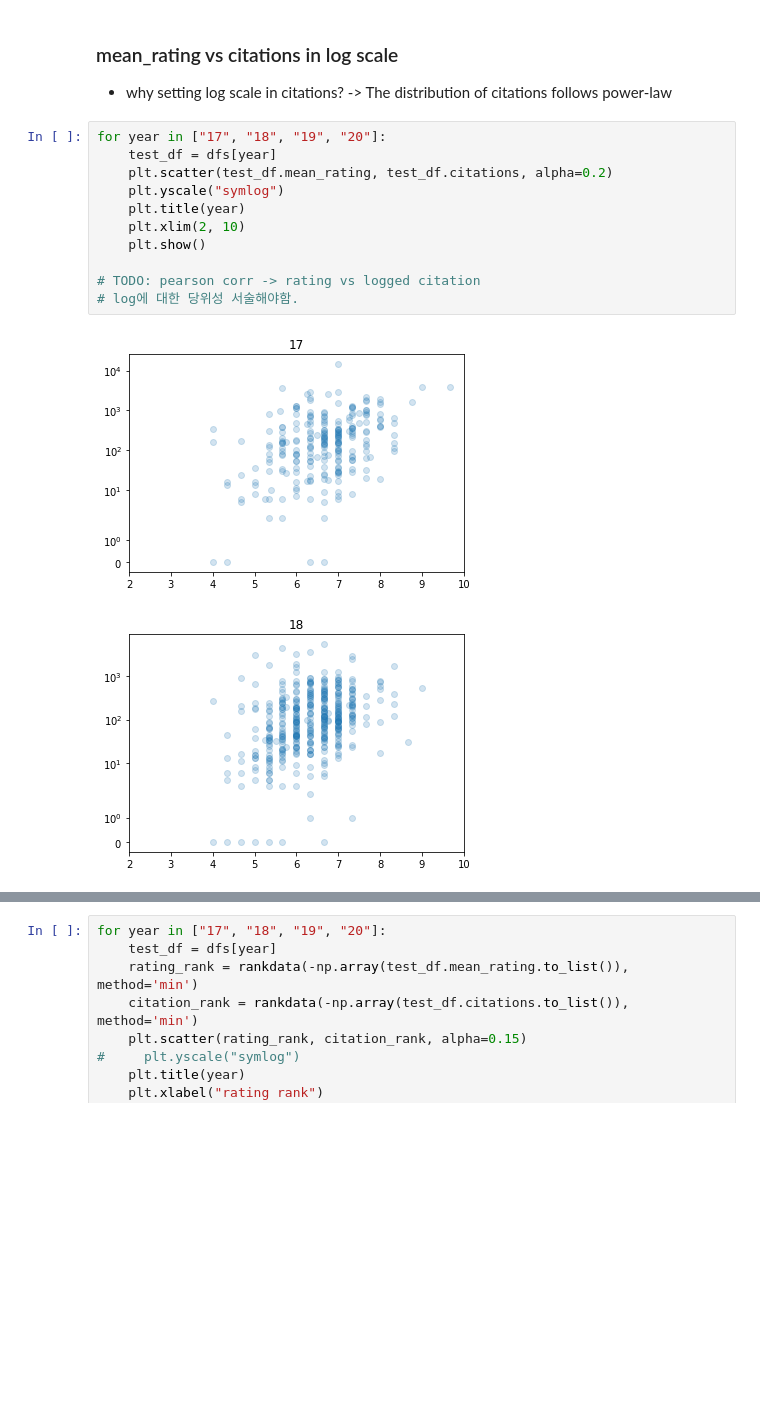
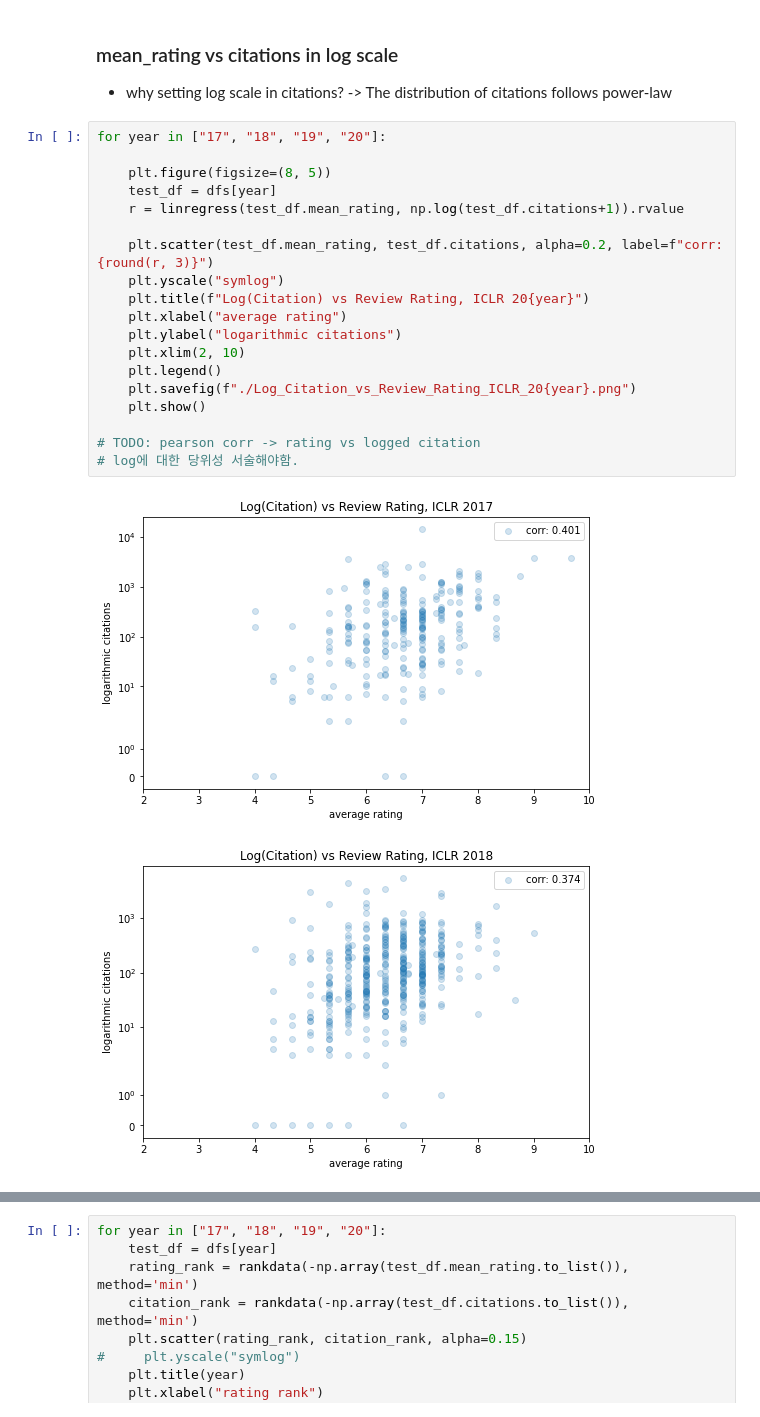
Before and after one commit to isingmodel/openreview_ratings_vs_citations, a Jupyter notebook: analysis_ipynb/corr_citation-vs_rating_22_07_10.ipynb, the cells around one changed output, grey strips where cells are left out. Cells and saved outputs as stored; diff of their text form; blank space fills up the shorter version.

```diff
--- a/analysis_ipynb/corr_citation-vs_rating_22_07_10.ipynb
+++ b/analysis_ipynb/corr_citation-vs_rating_22_07_10.ipynb
@@ -60,15 +60,23 @@ for year in ["17", "18", "19", "20"]:
 * why setting log scale in citations? -> The distribution of citations follows power-law
 # %%
 for year in ["17", "18", "19", "20"]:
+
+    plt.figure(figsize=(8, 5))
     test_df = dfs[year]
-    plt.scatter(test_df.mean_rating, test_df.citations, alpha=0.2)
+    r = linregress(test_df.mean_rating, np.log(test_df.citations+1)).rvalue
+
+    plt.scatter(test_df.mean_rating, test_df.citations, alpha=0.2, label=f"corr: {round(r, 3)}")
     plt.yscale("symlog")
-    plt.title(year)
+    plt.title(f"Log(Citation) vs Review Rating, ICLR 20{year}")
+    plt.xlabel("average rating")
+    plt.ylabel("logarithmic citations")
     plt.xlim(2, 10)
+    plt.legend()
+    plt.savefig(f"./Log_Citation_vs_Review_Rating_ICLR_20{year}.png")
     plt.show()
 
 # TODO: pearson corr -> rating vs logged citation
 # log에 대한 당위성 서술해야함.
 # %% [output]
-[figure, old version]
+[figure, new version]
-[figure, old version]
+[figure, new version]
```
Also changed, not shown: parts of 1 cell of this notebook, 6 other files.
